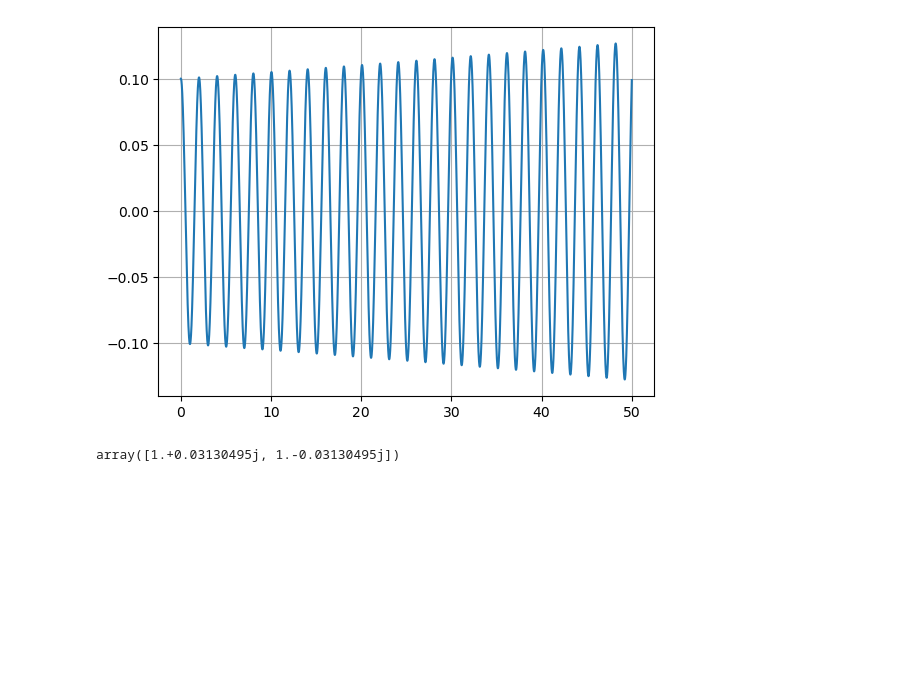
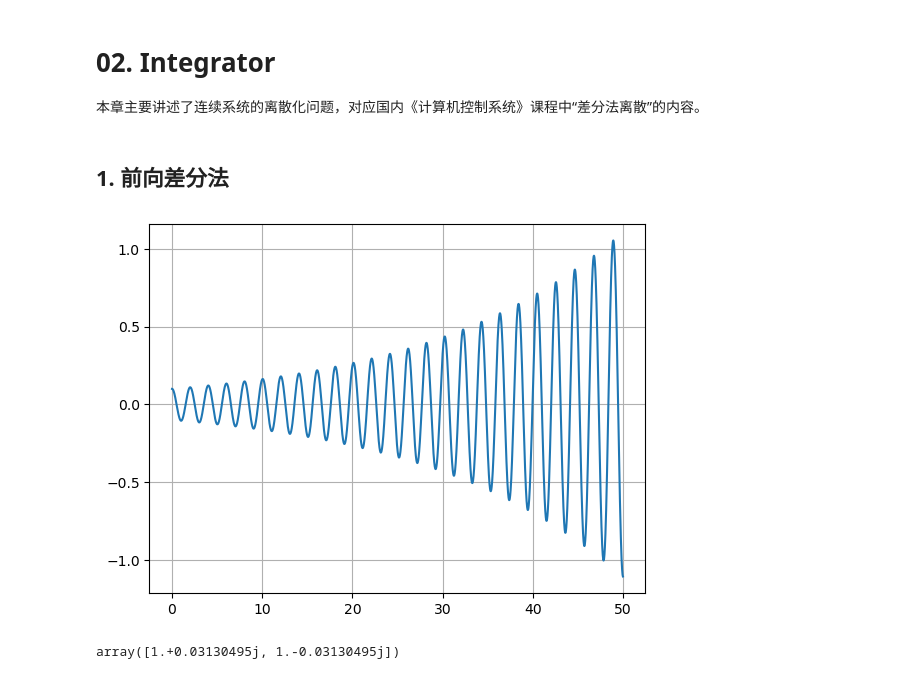
Before and after one commit to 2ufun/Spring-2023-CMU-Optimal-Control-Note, a Jupyter notebook: 02_integrator.ipynb, the cells around one changed output. Cells and saved outputs as stored; diff of their text form; code cells hidden in the pictures; blank space fills up the shorter version.

```diff
--- a/02_integrator.ipynb
+++ b/02_integrator.ipynb
@@ -0,0 +1,4 @@
+# %% [markdown]
+# 02. Integrator
+
+本章主要讲述了连续系统的离散化问题，对应国内《计算机控制系统》课程中“差分法离散”的内容。
@@ -1,45 +19,32 @@
+# %% [markdown]
+## 1. 前向差分法
 # %%
-import numpy as np
-from typing import Callable, Tuple
-
-def pendulum_dynamics(x: np.ndarray) -> np.ndarray:
-    l = 1.0
-    g = 9.8
-
-    q = x[0]
-    v = x[1]
-
-    a = -(g / l) * np.sin(q)
-
-    return np.array([v, a])
-
+import matplotlib.pyplot as plt
 
 def pendulum_forward_euler(
         func: Callable[[np.ndarray], np.ndarray],
         x0: np.ndarray,
         Tf: float,
         h: float) -> Tuple[np.ndarray, np.ndarray]:
 
     t = np.arange(0, Tf, h)
 
     x_history = np.zeros((len(x0), len(t)))
     x_history[:, 0] = x0
 
     for k in range(len(t) - 1):
         x_history[:, k+1] = x_history[:, k] + h * func(x_history[:, k])
 
     return x_history, t
+
+x0 = np.array([0.1, 0])
+x_history, t = pendulum_forward_euler(pendulum_dynamics, x0, 50, 0.01)
+
+plt.plot(t, x_history[0, :])
+plt.grid(True)
+plt.show()
+# %% [output]
+[figure, added]
-# %%
-import matplotlib.pyplot as plt
-
-x0 = np.array([0.1, 0])
-xs, t = pendulum_forward_euler(pendulum_dynamics, x0, 50, 0.001)
-
-plt.plot(t, xs[0, :])
-plt.grid(True)
-plt.show()
-# %% [output]
-[figure, removed]
 # %%
 def pendulum_euler_Ad(x0: np.ndarray, h: float) -> np.ndarray:
     l = 1.0
```
Also changed, not shown: parts of 7 cells of this notebook, 2 other files.
